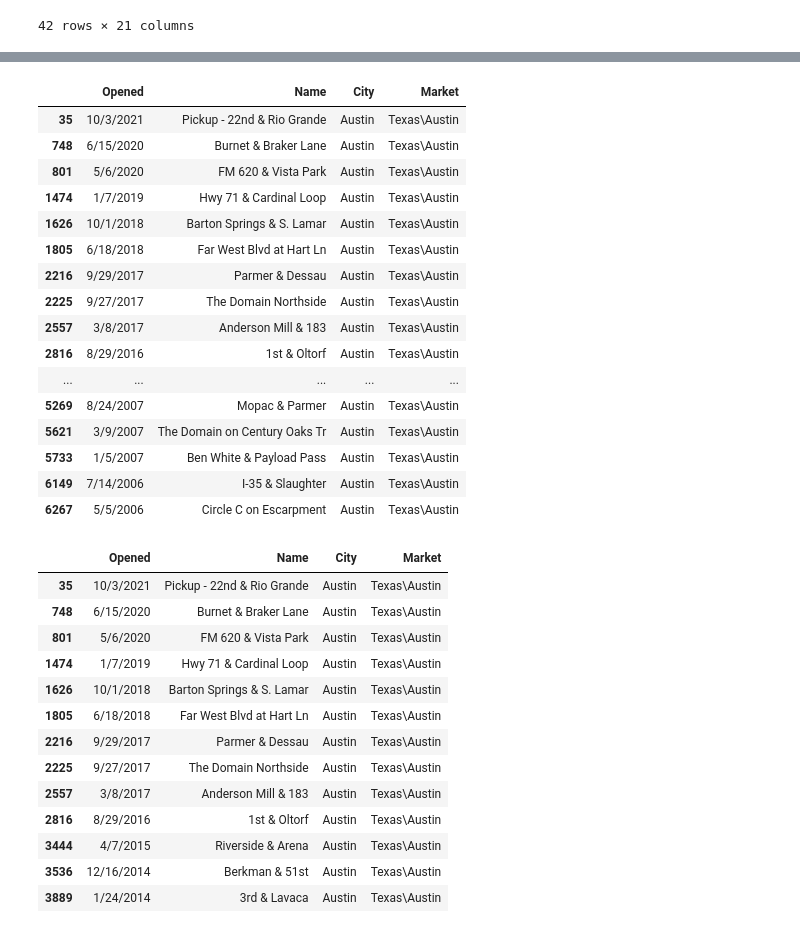
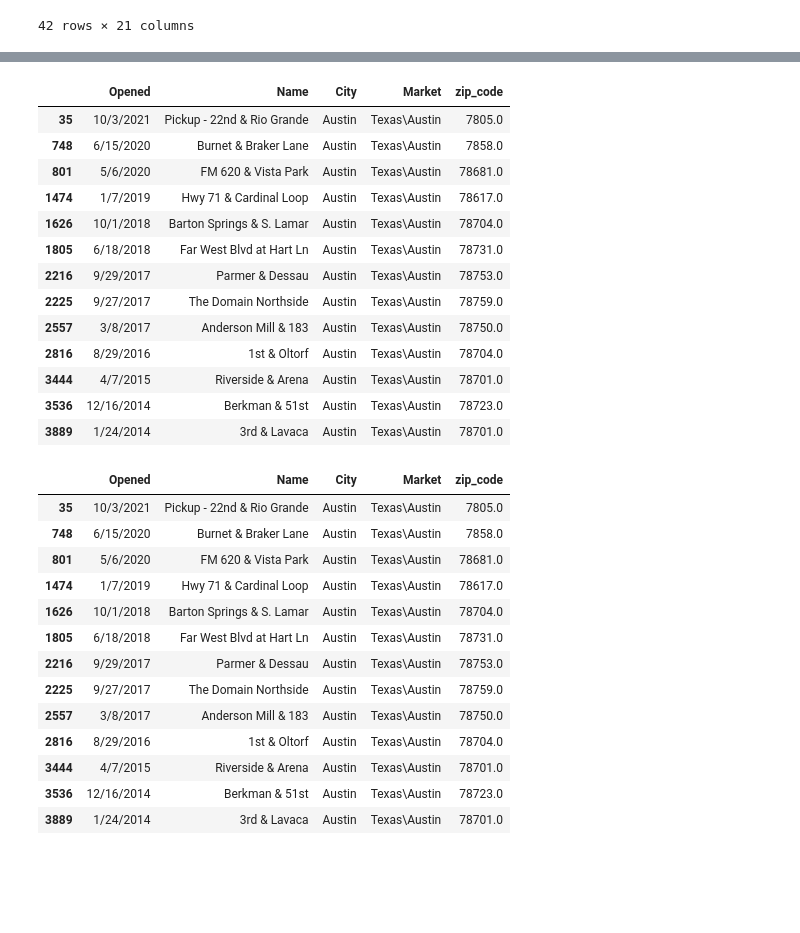
Before and after one commit to EGeorge2021r/Fintech5Falcons, a Jupyter notebook: Resources/demo_estate_data.ipynb, the cells around one changed output, grey strips where cells are left out. Drawn from its saved outputs; the diff is of its cells as text; code cells hidden in the pictures; blank space fills up the shorter version.

Commit message:
Updated starbucks zipcode

```diff
--- a/Resources/demo_estate_data.ipynb
+++ b/Resources/demo_estate_data.ipynb
@@ -257,42 +257,39 @@ starbucks_opening_df
 #starbucks_opening_df.City.value_counts()
 # %%
 # Filter starbucks opening locations in Austin City only
-austin_starbucks_opening_df= starbucks_opening_df.loc[starbucks_opening_df.City=="Austin"]
+austin_starbucks_opening_df= starbucks_opening_df.loc[starbucks_opening_df.City=="Austin"].dropna()
 austin_starbucks_opening_df
 # %% [output]
-|  | Opened | Name | City | Market |
-| 35 | 10/3/2021 | Pickup - 22nd & Rio Grande | Austin | Texas\Austin |
-| 748 | 6/15/2020 | Burnet & Braker Lane | Austin | Texas\Austin |
-| 801 | 5/6/2020 | FM 620 & Vista Park | Austin | Texas\Austin |
-| 1474 | 1/7/2019 | Hwy 71 & Cardinal Loop | Austin | Texas\Austin |
-| 1626 | 10/1/2018 | Barton Springs & S. Lamar | Austin | Texas\Austin |
-| 1805 | 6/18/2018 | Far West Blvd at Hart Ln | Austin | Texas\Austin |
-| 2216 | 9/29/2017 | Parmer & Dessau | Austin | Texas\Austin |
-| 2225 | 9/27/2017 | The Domain Northside | Austin | Texas\Austin |
-| 2557 | 3/8/2017 | Anderson Mill & 183 | Austin | Texas\Austin |
-| 2816 | 8/29/2016 | 1st & Oltorf | Austin | Texas\Austin |
-| ... | ... | ... | ... | ... |
-| 5269 | 8/24/2007 | Mopac & Parmer | Austin | Texas\Austin |
-| 5621 | 3/9/2007 | The Domain on Century Oaks Tr | Austin | Texas\Austin |
-| 5733 | 1/5/2007 | Ben White & Payload Pass | Austin | Texas\Austin |
-| 6149 | 7/14/2006 | I-35 & Slaughter | Austin | Texas\Austin |
-| 6267 | 5/5/2006 | Circle C on Escarpment | Austin | Texas\Austin |
+|  | Opened | Name | City | Market | zip_code |
+| 35 | 10/3/2021 | Pickup - 22nd & Rio Grande | Austin | Texas\Austin | 7805.0 |
+| 748 | 6/15/2020 | Burnet & Braker Lane | Austin | Texas\Austin | 7858.0 |
+| 801 | 5/6/2020 | FM 620 & Vista Park | Austin | Texas\Austin | 78681.0 |
+| 1474 | 1/7/2019 | Hwy 71 & Cardinal Loop | Austin | Texas\Austin | 78617.0 |
+| 1626 | 10/1/2018 | Barton Springs & S. Lamar | Austin | Texas\Austin | 78704.0 |
+| 1805 | 6/18/2018 | Far West Blvd at Hart Ln | Austin | Texas\Austin | 78731.0 |
+| 2216 | 9/29/2017 | Parmer & Dessau | Austin | Texas\Austin | 78753.0 |
+| 2225 | 9/27/2017 | The Domain Northside | Austin | Texas\Austin | 78759.0 |
+| 2557 | 3/8/2017 | Anderson Mill & 183 | Austin | Texas\Austin | 78750.0 |
+| 2816 | 8/29/2016 | 1st & Oltorf | Austin | Texas\Austin | 78704.0 |
+| 3444 | 4/7/2015 | Riverside & Arena | Austin | Texas\Austin | 78701.0 |
+| 3536 | 12/16/2014 | Berkman & 51st | Austin | Texas\Austin | 78723.0 |
+| 3889 | 1/24/2014 | 3rd & Lavaca | Austin | Texas\Austin | 78701.0 |
 # %%
 # Filter dataframe from 2014  to 2021  for analysis
 data_starbucks_opening_df = austin_starbucks_opening_df.iloc[0:13]
 data_starbucks_opening_df
 # %% [output]
-|  | Opened | Name | City | Market |
-| 35 | 10/3/2021 | Pickup - 22nd & Rio Grande | Austin | Texas\Austin |
-| 748 | 6/15/2020 | Burnet & Braker Lane | Austin | Texas\Austin |
-| 801 | 5/6/2020 | FM 620 & Vista Park | Austin | Texas\Austin |
-| 1474 | 1/7/2019 | Hwy 71 & Cardinal Loop | Austin | Texas\Austin |
-| 1626 | 10/1/2018 | Barton Springs & S. Lamar | Austin | Texas\Austin |
-| 1805 | 6/18/2018 | Far West Blvd at Hart Ln | Austin | Texas\Austin |
-| 2216 | 9/29/2017 | Parmer & Dessau | Austin | Texas\Austin |
-| 2225 | 9/27/2017 | The Domain Northside | Austin | Texas\Austin |
-| 2557 | 3/8/2017 | Anderson Mill & 183 | Austin | Texas\Austin |
-| 2816 | 8/29/2016 | 1st & Oltorf | Austin | Texas\Austin |
-| 3444 | 4/7/2015 | Riverside & Arena | Austin | Texas\Austin |
-| 3536 | 12/16/2014 | Berkman & 51st | Austin | Texas\Austin |
-| 3889 | 1/24/2014 | 3rd & Lavaca | Austin | Texas\Austin |
+|  | Opened | Name | City | Market | zip_code |
+| 35 | 10/3/2021 | Pickup - 22nd & Rio Grande | Austin | Texas\Austin | 7805.0 |
+| 748 | 6/15/2020 | Burnet & Braker Lane | Austin | Texas\Austin | 7858.0 |
+| 801 | 5/6/2020 | FM 620 & Vista Park | Austin | Texas\Austin | 78681.0 |
+| 1474 | 1/7/2019 | Hwy 71 & Cardinal Loop | Austin | Texas\Austin | 78617.0 |
+| 1626 | 10/1/2018 | Barton Springs & S. Lamar | Austin | Texas\Austin | 78704.0 |
+| 1805 | 6/18/2018 | Far West Blvd at Hart Ln | Austin | Texas\Austin | 78731.0 |
+| 2216 | 9/29/2017 | Parmer & Dessau | Austin | Texas\Austin | 78753.0 |
+| 2225 | 9/27/2017 | The Domain Northside | Austin | Texas\Austin | 78759.0 |
+| 2557 | 3/8/2017 | Anderson Mill & 183 | Austin | Texas\Austin | 78750.0 |
+| 2816 | 8/29/2016 | 1st & Oltorf | Austin | Texas\Austin | 78704.0 |
+| 3444 | 4/7/2015 | Riverside & Arena | Austin | Texas\Austin | 78701.0 |
+| 3536 | 12/16/2014 | Berkman & 51st | Austin | Texas\Austin | 78723.0 |
+| 3889 | 1/24/2014 | 3rd & Lavaca | Austin | Texas\Austin | 78701.0 |
```
Also changed, not shown: parts of 1 cell of this notebook, 1 other file.
